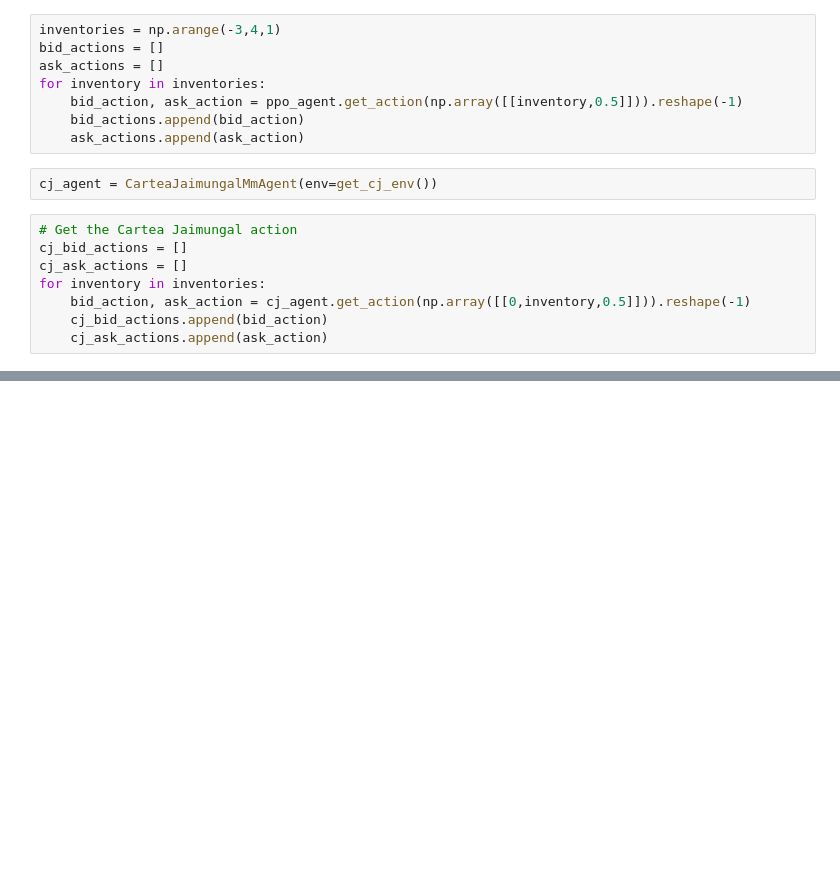
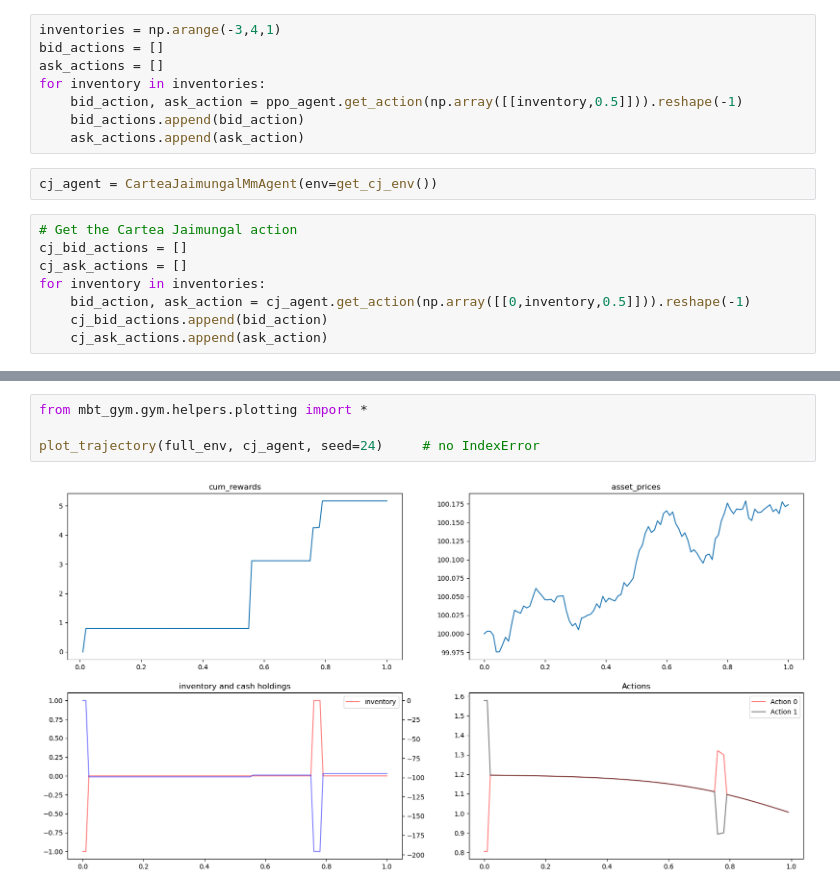
Before and after one commit to tony-pitchblack/mbt_gym, a Jupyter notebook: notebooks/RL_vs_CJP_policy.ipynb, the cells around one changed output, grey strips where cells are left out. Cells and saved outputs as stored; diff of their text form; blank space fills up the shorter version.

```diff
--- a/notebooks/RL_vs_CJP_policy.ipynb
+++ b/notebooks/RL_vs_CJP_policy.ipynb
@@ -160,0 +193,6 @@ plt.legend()
+# %%
+from mbt_gym.gym.helpers.plotting import *
+
+plot_trajectory(full_env, cj_agent, seed=24)     # no IndexError
+# %% [output]
+[figure, added]
```
Also changed, not shown: parts of 4 cells of this notebook.
